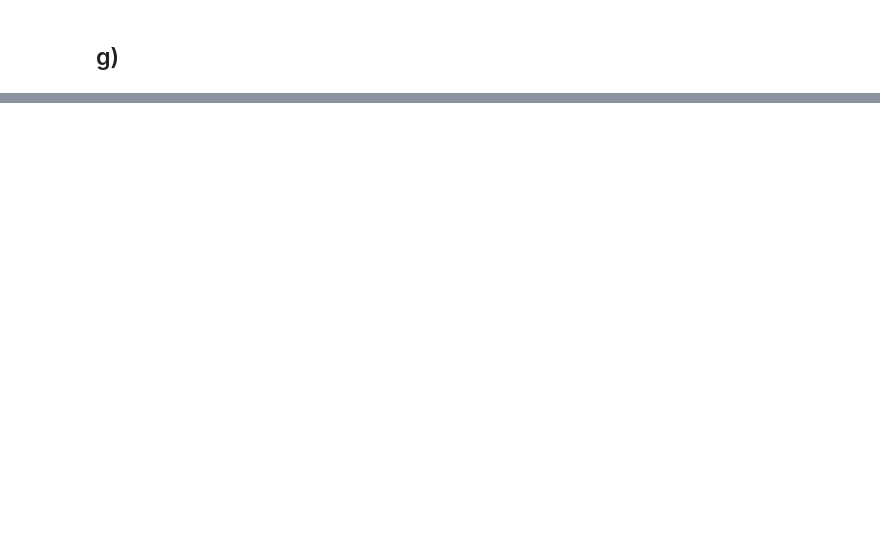
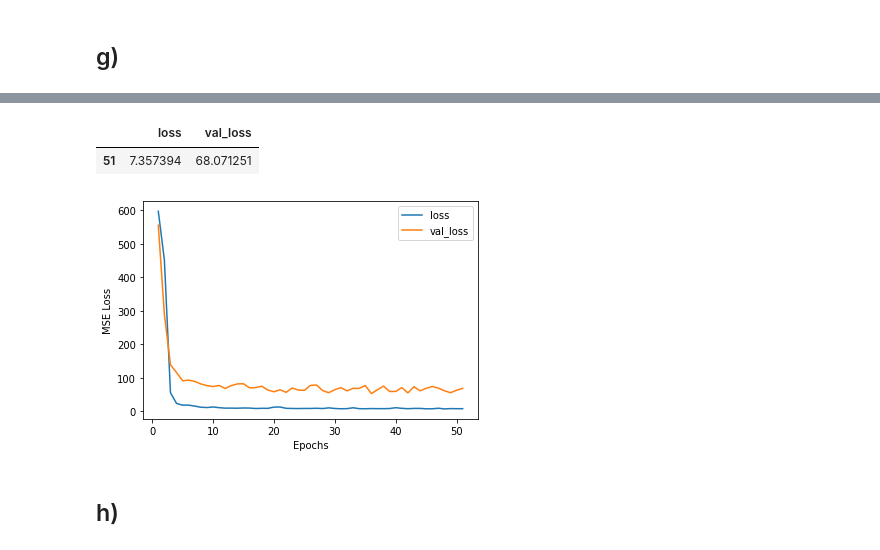
Before and after one commit to felix-tjernberg/ai21-deep-learning, a Jupyter notebook: exercises/exercise-0.ipynb, the cells around one changed output, grey strips where cells are left out. Drawn from its saved outputs; the diff is of its cells as text; code cells hidden in the pictures; blank space fills up the shorter version.

```diff
--- a/exercises/exercise-0.ipynb
+++ b/exercises/exercise-0.ipynb
@@ -369,2 +379,23 @@ test_model(create_model_7())
 # %% [markdown]
 ## g)
+# %%
+from tensorflow.keras.callbacks import EarlyStopping
+early_stopper = EarlyStopping(monitor="val_loss", mode="min", patience=15)
+
+def test_model(model):
+    model.fit(
+        standard_scaled_X_train,
+        eval_split["y_train"],
+        epochs=100000,
+        validation_data=(minmax_scaled_X_test, eval_split["y_test"]),
+        verbose=0,
+        callbacks=[early_stopper],
+    )
+
+    loss_data_frame = pandas.DataFrame(model.history.history)
+    loss_data_frame.index = range(1, len(loss_data_frame) + 1)
+    loss_data_frame.plot(xlabel="Epochs", ylabel="MSE Loss")
+    return loss_data_frame.sort_index(ascending=False).head(1)
+
+test_model(create_model_7())
+# %% [output]
@@ -370,0 +404,5 @@ test_model(create_model_7())
+|  | loss | val_loss |
+| 51 | 7.357394 | 68.071251 |
+[figure, added]
+# %% [markdown]
+## h)
```
Also changed, not shown: parts of 13 cells of this notebook.
